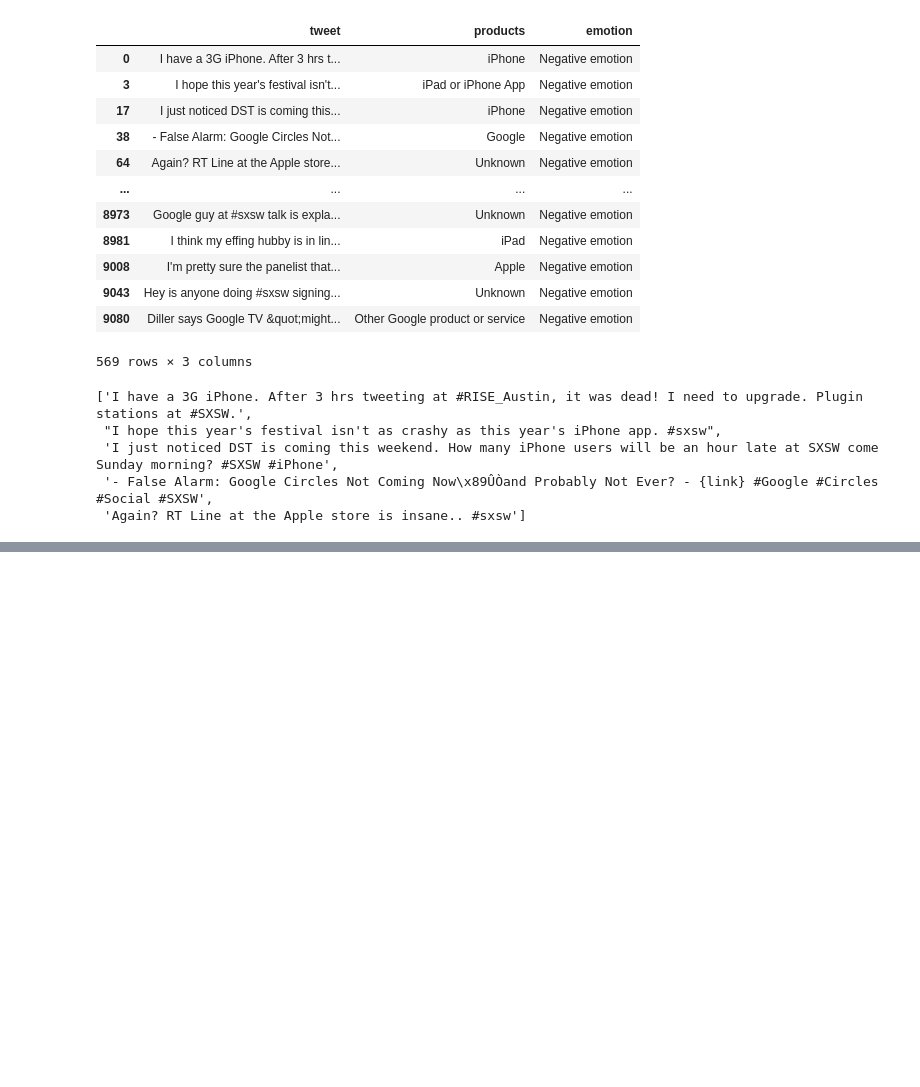
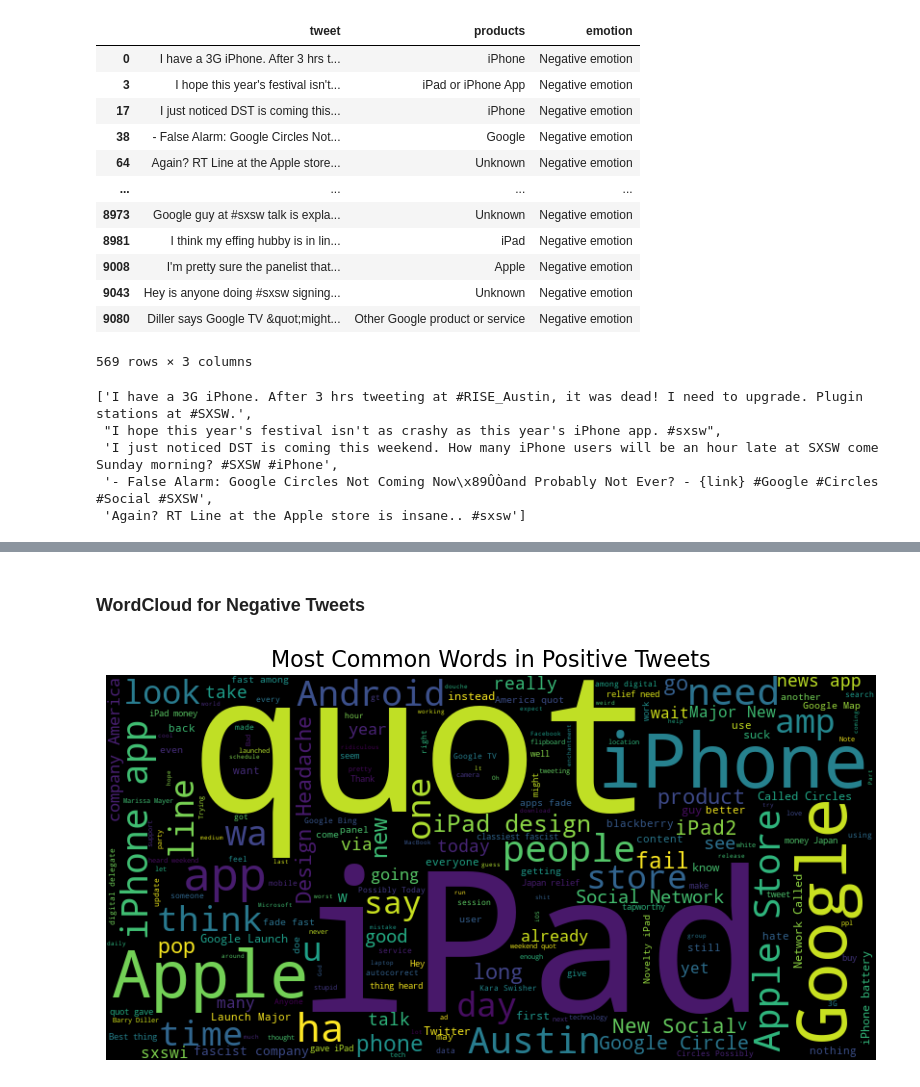
Before and after one commit to paulmbuitu/Apple-Google-NLP-Sentiment-Analysis, a Jupyter notebook: sentiment_analysis.ipynb, the cells around one changed output, grey strips where cells are left out. Cells and saved outputs as stored; diff of their text form; code cells hidden in the pictures; blank space fills up the shorter version.

```diff
--- a/sentiment_analysis.ipynb
+++ b/sentiment_analysis.ipynb
@@ -579,0 +621,7 @@ negative_tweet[:5]
+# %%
+# Tokenize negative tweets
+negative_tokens = tokenize_tweets(negative_tweet)
+
+# Displaying 10 most common token
+freq = FreqDist(negative_tokens)
+freq.most_common(10)
@@ -579,0 +641,7 @@ negative_tweet[:5]
+# %%
+# Lemmatizing negative tweet tokens
+negative_tokens_lemm = lemmatize_tokens(negative_tokens)
+
+# Displaying most common 10 tokens
+freq = FreqDist(negative_tokens_lemm)
+freq.most_common(10)
@@ -579,0 +661,7 @@ negative_tweet[:5]
+# %%
+# Negative filtered tokens
+negative_filtered_tokens = remove_stopwords(negative_tokens_lemm)
+
+# Displaying most common 50 tokens
+freq = FreqDist(negative_filtered_tokens)
+freq.most_common(50)
@@ -579,0 +692,8 @@ negative_tweet[:5]
+# %% [markdown]
+### WordCloud for Negative Tweets
+# %%
+# Generating word cloud
+cloud_negative_tweet = generate_wordcloud(negative_filtered_tokens,
+                                title="Most Common Words in Positive Tweets")
+# %% [output]
+[figure, added]
```
Also changed, not shown: parts of 53 cells of this notebook.
